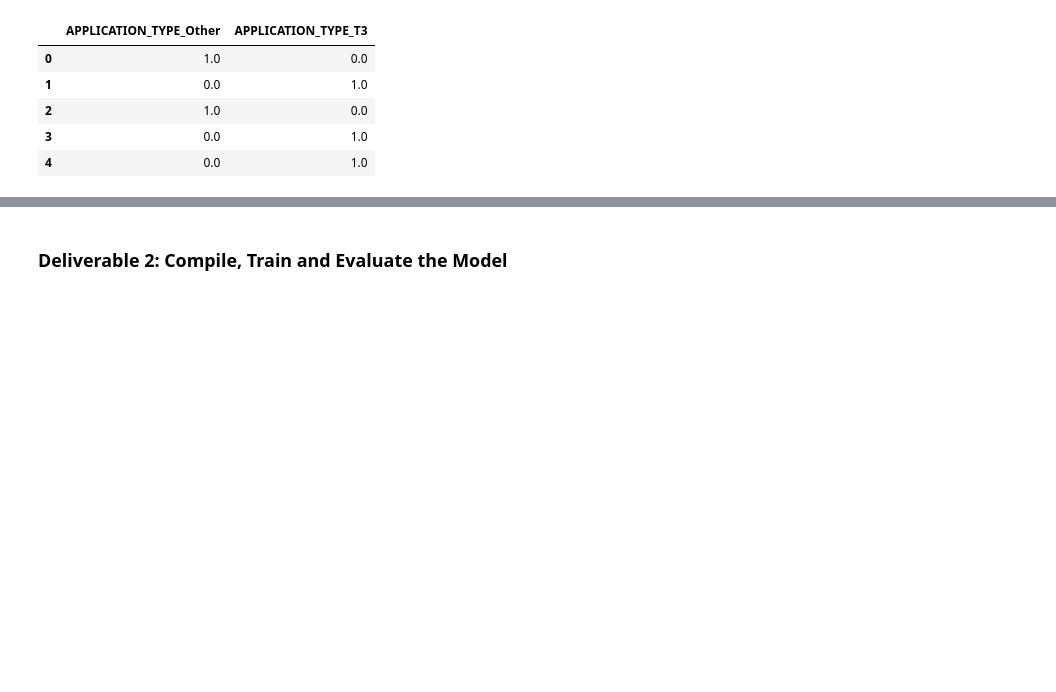
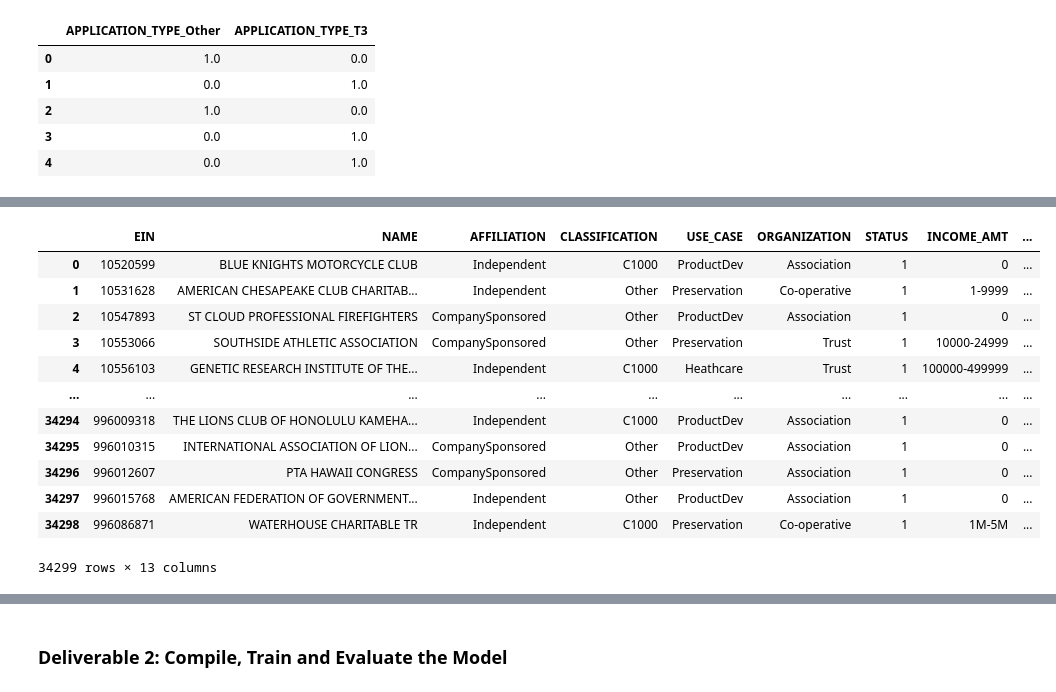
Before and after one commit to yajingran/Neural-Network, a Jupyter notebook: AlphabetSoupCharity.ipynb, the cells around one changed output, grey strips where cells are left out. Drawn from its saved outputs; the diff is of its cells as text; code cells hidden in the pictures; blank space fills up the shorter version.

```diff
--- a/AlphabetSoupCharity.ipynb
+++ b/AlphabetSoupCharity.ipynb
@@ -190,3 +208,21 @@ X = merge_df.drop(["IS_SUCCESSFUL"],1).values
 # Split the preprocessed data into a training and testing dataset
 #  YOUR CODE GOES HERE
 X_train, X_test, y_train, y_test = train_test_split(X, y, random_state=78)
+# %%
+# Merge the two DataFrames together and drop the APPLICATION_TYPE column
+df1 = charity_df.merge(encode_df,left_index=True,right_index=True).drop("APPLICATION_TYPE",1)
+df1
+# %% [output]
+|  | EIN | NAME | AFFILIATION | CLASSIFICATION | USE_CASE | ORGANIZATION | STATUS | INCOME_AMT | ... |
+| 0 | 10520599 | BLUE KNIGHTS MOTORCYCLE CLUB | Independent | C1000 | ProductDev | Association | 1 | 0 | ... |
+| 1 | 10531628 | AMERICAN CHESAPEAKE CLUB CHARITAB... | Independent | Other | Preservation | Co-operative | 1 | 1-9999 | ... |
+| 2 | 10547893 | ST CLOUD PROFESSIONAL FIREFIGHTERS | CompanySponsored | Other | ProductDev | Association | 1 | 0 | ... |
+| 3 | 10553066 | SOUTHSIDE ATHLETIC ASSOCIATION | CompanySponsored | Other | Preservation | Trust | 1 | 10000-24999 | ... |
+| 4 | 10556103 | GENETIC RESEARCH INSTITUTE OF THE... | Independent | C1000 | Heathcare | Trust | 1 | 100000-499999 | ... |
+| ... | ... | ... | ... | ... | ... | ... | ... | ... | ... |
+| 34294 | 996009318 | THE LIONS CLUB OF HONOLULU KAMEHA... | Independent | C1000 | ProductDev | Association | 1 | 0 | ... |
+| 34295 | 996010315 | INTERNATIONAL ASSOCIATION OF LION... | CompanySponsored | Other | ProductDev | Association | 1 | 0 | ... |
+| 34296 | 996012607 | PTA HAWAII CONGRESS | CompanySponsored | Other | Preservation | Association | 1 | 0 | ... |
+| 34297 | 996015768 | AMERICAN FEDERATION OF GOVERNMENT... | Independent | Other | ProductDev | Association | 1 | 0 | ... |
+| 34298 | 996086871 | WATERHOUSE CHARITABLE TR | Independent | C1000 | Preservation | Co-operative | 1 | 1M-5M | ... |
+34299 rows × 13 columns
```
Also changed, not shown: parts of 27 cells of this notebook, 1 other file.
